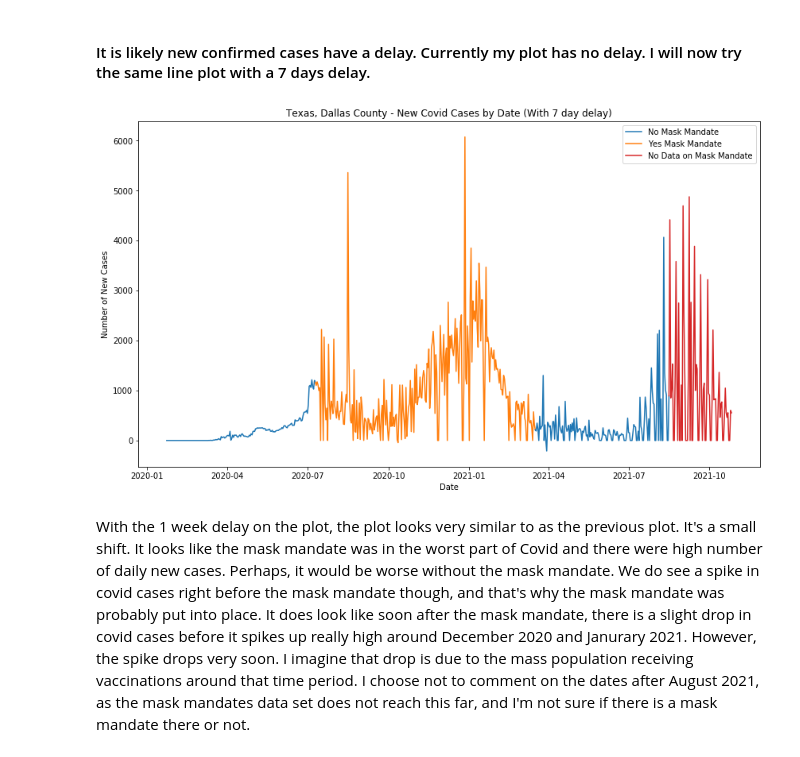
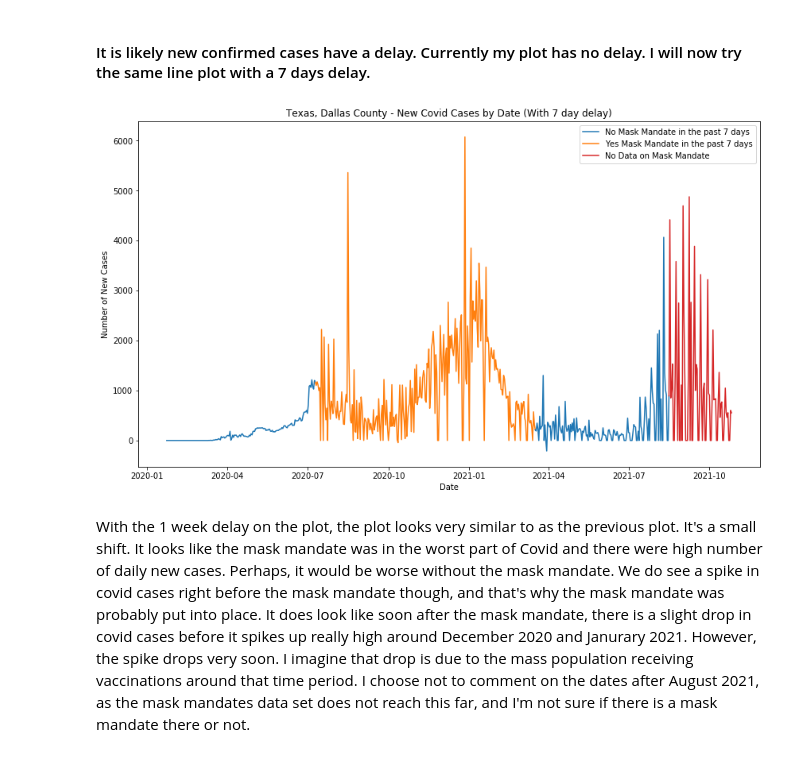
Before and after one commit to azhou5211/hcde_project, a Jupyter notebook: A4/notebooks/A4.ipynb, the cells around one changed output. Drawn from its saved outputs; the diff is of its cells as text; code cells hidden in the pictures.

Commit message:
fixed legend on delay plot

```diff
--- a/A4/notebooks/A4.ipynb
+++ b/A4/notebooks/A4.ipynb
@@ -278,22 +278,22 @@ It is quite often found that Saturday, Sunday, and Monday do are the days with b
 # %%
 delay = 7
 
 fig, ax = plt.subplots(figsize=(14,8))
 ax.plot(dallas_case_and_mandates['Date'][:163+delay+1], dallas_case_and_mandates['New_Cases'][:163+delay+1], color='C0')
 ax.plot(dallas_case_and_mandates['Date'][163+delay:413+delay+1], dallas_case_and_mandates['New_Cases'][163+delay:413+delay+1], color='C1')
 ax.plot(dallas_case_and_mandates['Date'][413+delay:572+1], dallas_case_and_mandates['New_Cases'][413+delay:572+1], color='C0')
 ax.plot(dallas_case_and_mandates['Date'][572:], dallas_case_and_mandates['New_Cases'][572:], color='C3')
-line0 = Line2D([0], [0], label='No Mask Mandate', color='C0')
-line1 = Line2D([0], [0], label='Yes Mask Mandate', color='C1')
+line0 = Line2D([0], [0], label='No Mask Mandate in the past '+str(delay)+' days', color='C0')
+line1 = Line2D([0], [0], label='Yes Mask Mandate in the past '+str(delay)+' days', color='C1')
 line2 = Line2D([0], [0], label='No Data on Mask Mandate', color='C3')
 plt.legend(handles=[line0,line1,line2])
 ax.set_title("Texas, Dallas County - New Covid Cases by Date (With 7 day delay)")
 ax.set_xlabel("Date")
 ax.set_ylabel("Number of New Cases")
 
 plt.show()
 # %% [output]
-[figure, old version]
+[figure, new version]
 # %% [markdown]
 With the 1 week delay on the plot, the plot looks very similar to as the previous plot. It's a small shift. It looks like the mask mandate was in the worst part of Covid and there were high number of daily new cases. Perhaps, it would be worse without the mask mandate. We do see a spike in covid cases right before the mask mandate though, and that's why the mask mandate was probably put into place. It does look like soon after the mask mandate, there is a slight drop in covid cases before it spikes up really high around December 2020 and Janurary 2021. However, the spike drops very soon. I imagine that drop is due to the mass population receiving vaccinations around that time period. I choose not to comment on the dates after August 2021, as the mask mandates data set does not reach this far, and I'm not sure if there is a mask mandate there or not.
 # %% [markdown]
```
Also changed, not shown: 1 other file.
